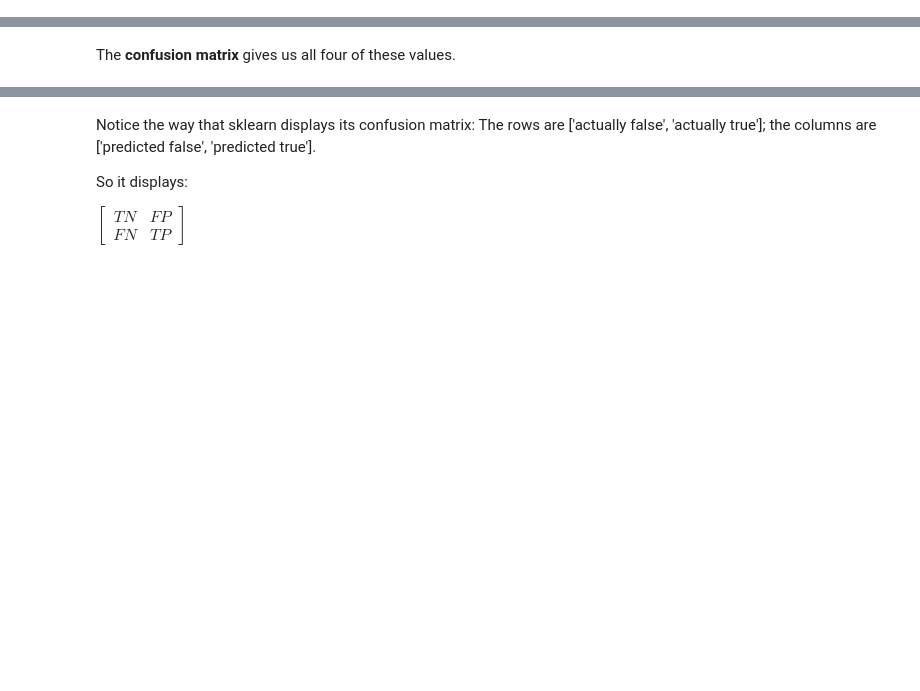
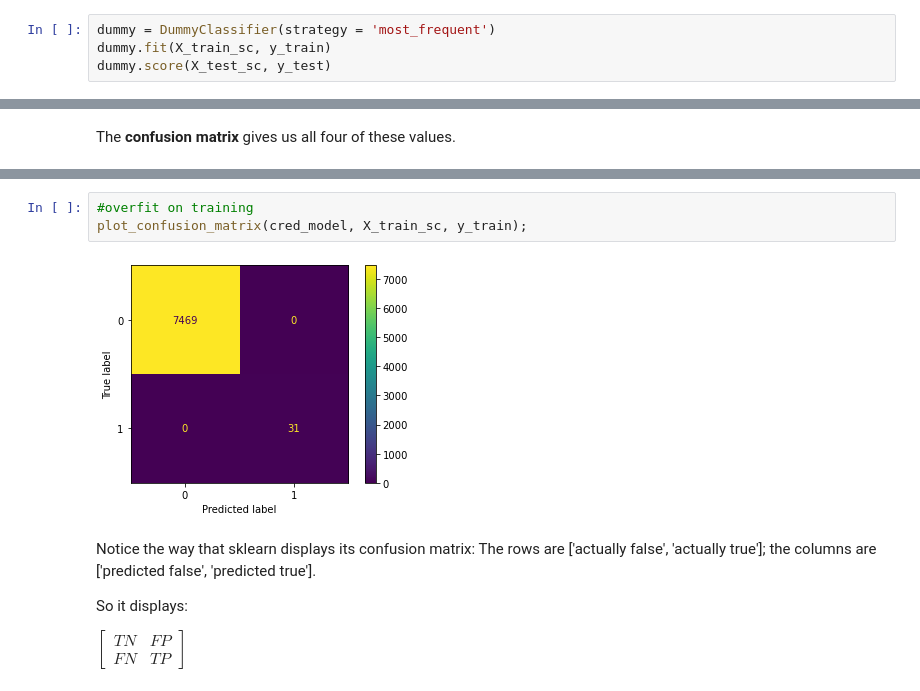
Before and after one commit to rbdaly16/NATL-DS-Live-062623, a Jupyter notebook: Phase3/Lectures/12_Evaluation_Confusing_Matrix.ipynb, the cells around one changed output, grey strips where cells are left out. Cells and saved outputs as stored; diff of their text form; blank space fills up the shorter version.

```diff
--- a/Phase3/Lectures/12_Evaluation_Confusing_Matrix.ipynb
+++ b/Phase3/Lectures/12_Evaluation_Confusing_Matrix.ipynb
@@ -78,0 +130,4 @@ None
+# %%
+dummy = DummyClassifier(strategy = 'most_frequent')
+dummy.fit(X_train_sc, y_train)
+dummy.score(X_test_sc, y_test)
@@ -101,3 +169,8 @@ None
+# %%
+#overfit on training
+plot_confusion_matrix(cred_model, X_train_sc, y_train);
+# %% [output]
+[figure, added]
 # %% [markdown]
 Notice the way that sklearn displays its confusion matrix: The rows are \['actually false', 'actually true'\]; the columns are \['predicted false', 'predicted true'\].
 
```
Also changed, not shown: parts of 37 cells of this notebook.
